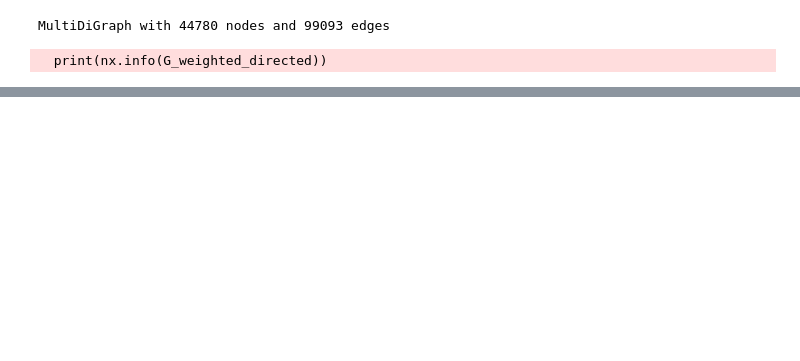
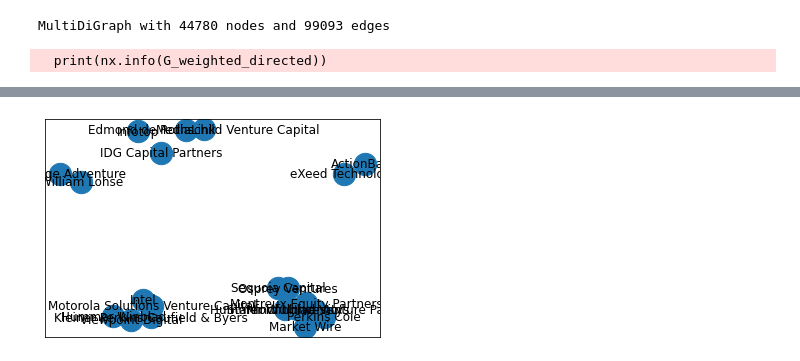
Before and after one commit to omeryefet/Complex_Networks, a Jupyter notebook: Project2022.ipynb, the cells around one changed output, grey strips where cells are left out. Saved outputs shown, nothing was run; the diff lists cells and outputs as text; code cells hidden in the pictures; blank space fills up the shorter version.

```diff
--- a/Project2022.ipynb
+++ b/Project2022.ipynb
@@ -110,0 +120,12 @@ degree = dict(G_weighted_directed.in_degree)
+# %%
+# Plot directional Graph
+
+# G = nx.MultiDiGraph()
+# edges = [df_list[3]]
+G = nx.from_pandas_edgelist(df=df_list[0],source='Investor_Name',target='Company_Name',edge_attr=True,create_using=nx.MultiDiGraph())
+pos = nx.spring_layout(G)
+nx.draw_networkx_nodes(G, pos, cmap=plt.get_cmap('jet'), node_size = 500)
+nx.draw_networkx_labels(G, pos)
+plt.show()
+# %% [output]
+[figure, added]
```
Also changed, not shown: parts of 5 cells of this notebook, 1 other file.
